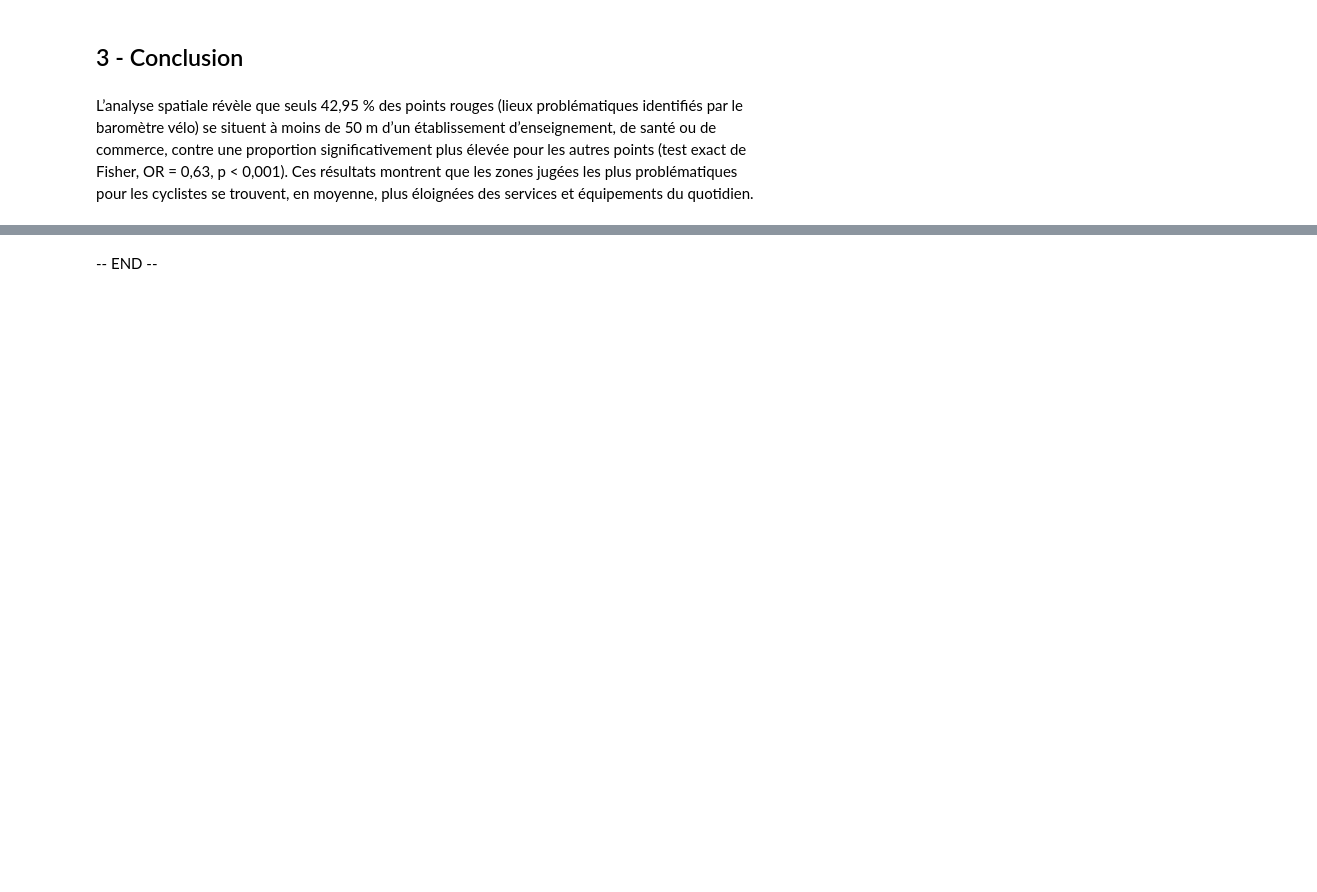
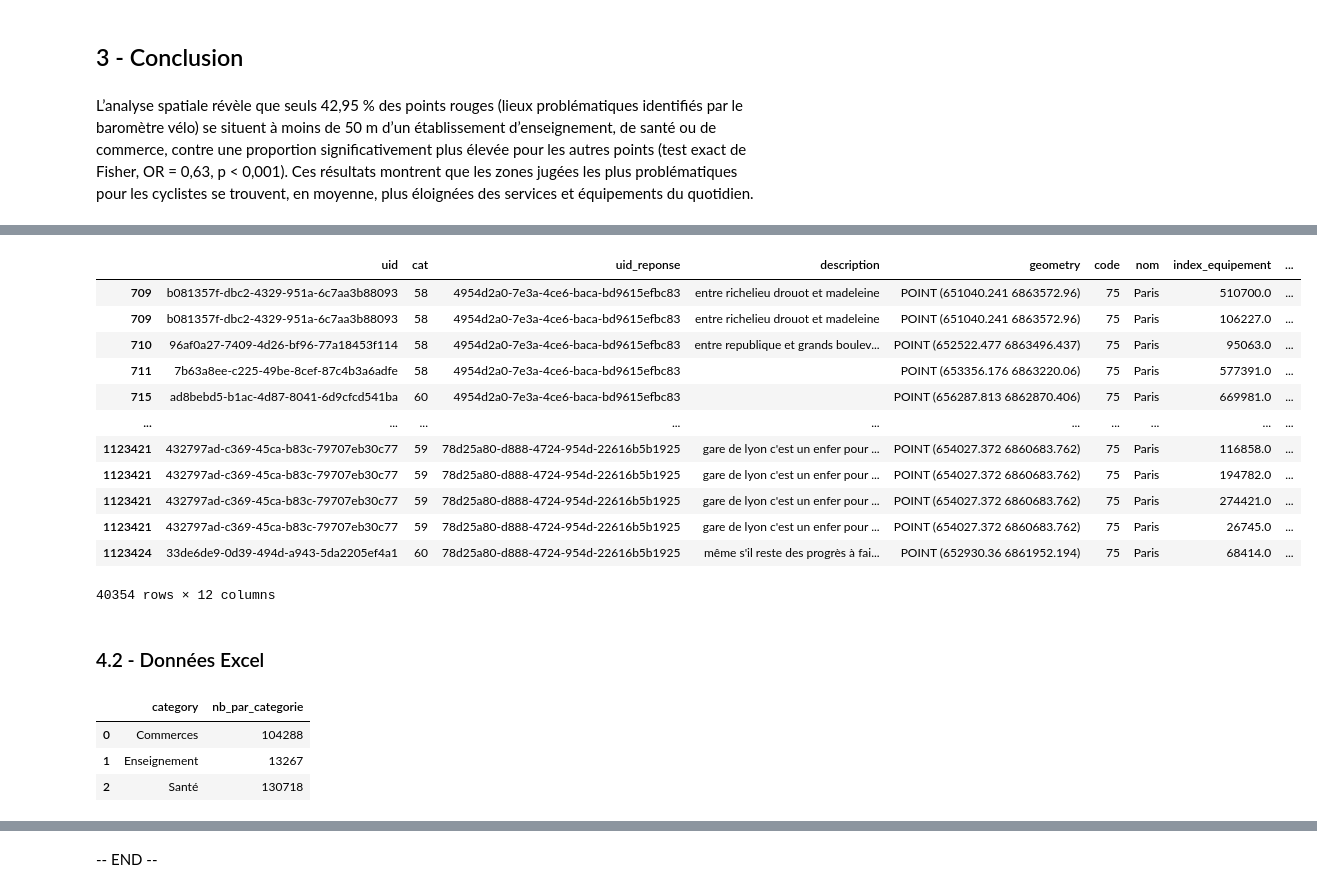
Before and after one commit to dataforgoodfr/offseason_fub, a Jupyter notebook: code/geodata-analysis/croisement_equipements.ipynb, the cells around one changed output, grey strips where cells are left out. Drawn from its saved outputs; the diff is of its cells as text; code cells hidden in the pictures; blank space fills up the shorter version.

```diff
--- a/code/geodata-analysis/croisement_equipements.ipynb
+++ b/code/geodata-analysis/croisement_equipements.ipynb
@@ -146,0 +248,3 @@ Ces résultats montrent que les zones jugées les plus problématiques pour les
+# %%
+prox_equip_export = prox_equip_e[prox_equip_e["index_equipement"].notnull()]
+prox_equip_export.head()
@@ -146,0 +258,16 @@ Ces résultats montrent que les zones jugées les plus problématiques pour les
+# %%
+prox_equip_export[prox_equip_export["com_arm_name"].str.contains("Paris")]
+# %% [output]
+|  | uid | cat | uid_reponse | description | geometry | code | nom | index_equipement | ... |
+| 709 | b081357f-dbc2-4329-951a-6c7aa3b88093 | 58 | 4954d2a0-7e3a-4ce6-baca-bd9615efbc83 | entre richelieu drouot et madeleine | POINT (651040.241 6863572.96) | 75 | Paris | 510700.0 | ... |
+| 709 | b081357f-dbc2-4329-951a-6c7aa3b88093 | 58 | 4954d2a0-7e3a-4ce6-baca-bd9615efbc83 | entre richelieu drouot et madeleine | POINT (651040.241 6863572.96) | 75 | Paris | 106227.0 | ... |
+| 710 | 96af0a27-7409-4d26-bf96-77a18453f114 | 58 | 4954d2a0-7e3a-4ce6-baca-bd9615efbc83 | entre republique et grands boulev... | POINT (652522.477 6863496.437) | 75 | Paris | 95063.0 | ... |
+| 711 | 7b63a8ee-c225-49be-8cef-87c4b3a6adfe | 58 | 4954d2a0-7e3a-4ce6-baca-bd9615efbc83 |  | POINT (653356.176 6863220.06) | 75 | Paris | 577391.0 | ... |
+| 715 | ad8bebd5-b1ac-4d87-8041-6d9cfcd541ba | 60 | 4954d2a0-7e3a-4ce6-baca-bd9615efbc83 |  | POINT (656287.813 6862870.406) | 75 | Paris | 669981.0 | ... |
+| ... | ... | ... | ... | ... | ... | ... | ... | ... | ... |
+| 1123421 | 432797ad-c369-45ca-b83c-79707eb30c77 | 59 | 78d25a80-d888-4724-954d-22616b5b1925 | gare de lyon c'est un enfer pour ... | POINT (654027.372 6860683.762) | 75 | Paris | 116858.0 | ... |
+| 1123421 | 432797ad-c369-45ca-b83c-79707eb30c77 | 59 | 78d25a80-d888-4724-954d-22616b5b1925 | gare de lyon c'est un enfer pour ... | POINT (654027.372 6860683.762) | 75 | Paris | 194782.0 | ... |
+| 1123421 | 432797ad-c369-45ca-b83c-79707eb30c77 | 59 | 78d25a80-d888-4724-954d-22616b5b1925 | gare de lyon c'est un enfer pour ... | POINT (654027.372 6860683.762) | 75 | Paris | 274421.0 | ... |
+| 1123421 | 432797ad-c369-45ca-b83c-79707eb30c77 | 59 | 78d25a80-d888-4724-954d-22616b5b1925 | gare de lyon c'est un enfer pour ... | POINT (654027.372 6860683.762) | 75 | Paris | 26745.0 | ... |
+| 1123424 | 33de6de9-0d39-494d-a943-5da2205ef4a1 | 60 | 78d25a80-d888-4724-954d-22616b5b1925 | même s'il reste des progrès à fai... | POINT (652930.36 6861952.194) | 75 | Paris | 68414.0 | ... |
+40354 rows × 12 columns
@@ -146,0 +277,9 @@ Ces résultats montrent que les zones jugées les plus problématiques pour les
+# %% [markdown]
+### 4.2 - Données Excel
+# %%
+prox_equip_nb
+# %% [output]
+|  | category | nb_par_categorie |
+| 0 | Commerces | 104288 |
+| 1 | Enseignement | 13267 |
+| 2 | Santé | 130718 |
```
Also changed, not shown: parts of 18 cells of this notebook.
